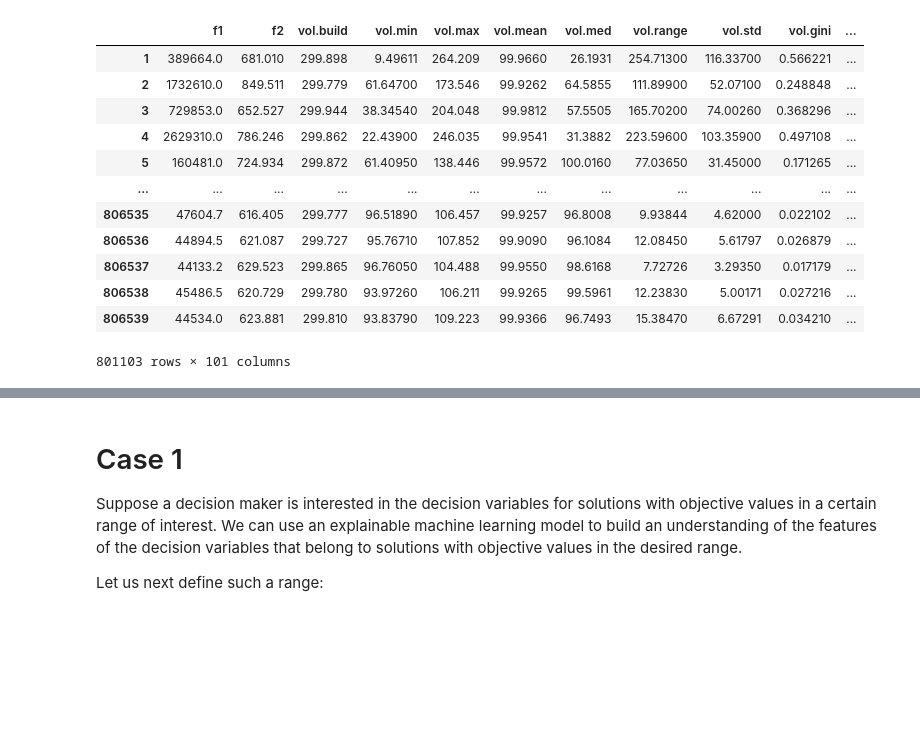
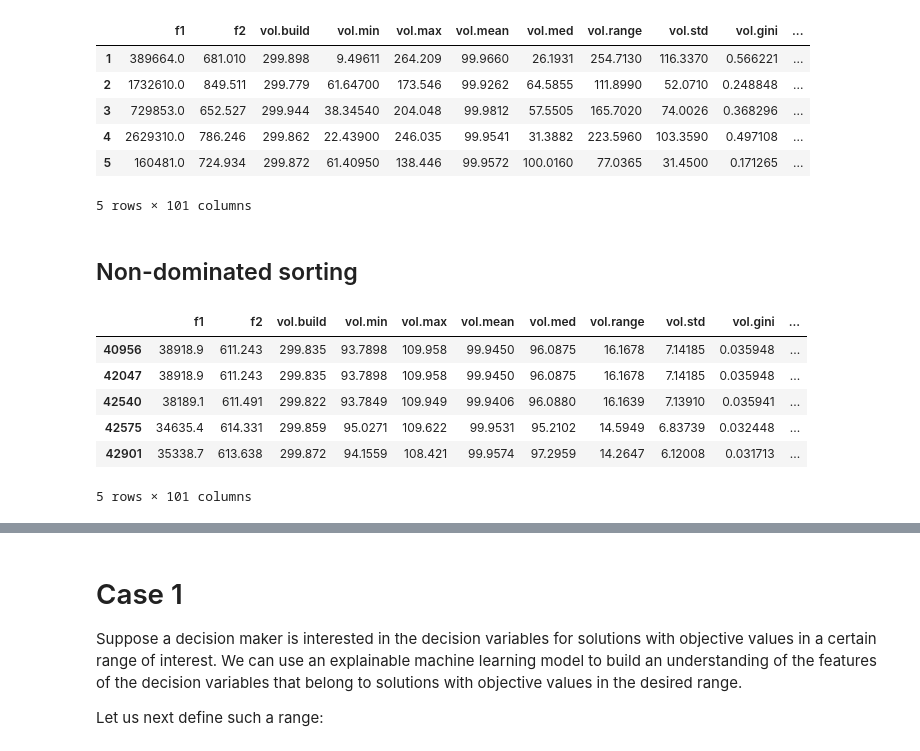
Before and after one commit to gialmisi/xaimoo-experiments, a Jupyter notebook: notebooks/building_data.ipynb, the cells around one changed output, grey strips where cells are left out. Saved outputs shown, nothing was run; the diff lists cells and outputs as text; code cells hidden in the pictures; blank space fills up the shorter version.

```diff
--- a/notebooks/building_data.ipynb
+++ b/notebooks/building_data.ipynb
@@ -4,18 +4,14 @@ import pandas as pd
 df_all = pd.read_csv("../data/BuildingDataset/all.csv")
 # %%
 df_all = df_all.dropna()
-df_all
+df_all.head()
 # %% [output]
 |  | f1 | f2 | vol.build | vol.min | vol.max | vol.mean | vol.med | vol.range | vol.std | vol.gini | ... |
-| 1 | 389664.0 | 681.010 | 299.898 | 9.49611 | 264.209 | 99.9660 | 26.1931 | 254.71300 | 116.33700 | 0.566221 | ... |
-| 2 | 1732610.0 | 849.511 | 299.779 | 61.64700 | 173.546 | 99.9262 | 64.5855 | 111.89900 | 52.07100 | 0.248848 | ... |
-| 3 | 729853.0 | 652.527 | 299.944 | 38.34540 | 204.048 | 99.9812 | 57.5505 | 165.70200 | 74.00260 | 0.368296 | ... |
-| 4 | 2629310.0 | 786.246 | 299.862 | 22.43900 | 246.035 | 99.9541 | 31.3882 | 223.59600 | 103.35900 | 0.497108 | ... |
-| 5 | 160481.0 | 724.934 | 299.872 | 61.40950 | 138.446 | 99.9572 | 100.0160 | 77.03650 | 31.45000 | 0.171265 | ... |
-| ... | ... | ... | ... | ... | ... | ... | ... | ... | ... | ... | ... |
-| 806535 | 47604.7 | 616.405 | 299.777 | 96.51890 | 106.457 | 99.9257 | 96.8008 | 9.93844 | 4.62000 | 0.022102 | ... |
-| 806536 | 44894.5 | 621.087 | 299.727 | 95.76710 | 107.852 | 99.9090 | 96.1084 | 12.08450 | 5.61797 | 0.026879 | ... |
-| 806537 | 44133.2 | 629.523 | 299.865 | 96.76050 | 104.488 | 99.9550 | 98.6168 | 7.72726 | 3.29350 | 0.017179 | ... |
-| 806538 | 45486.5 | 620.729 | 299.780 | 93.97260 | 106.211 | 99.9265 | 99.5961 | 12.23830 | 5.00171 | 0.027216 | ... |
-| 806539 | 44534.0 | 623.881 | 299.810 | 93.83790 | 109.223 | 99.9366 | 96.7493 | 15.38470 | 6.67291 | 0.034210 | ... |
+| 1 | 389664.0 | 681.010 | 299.898 | 9.49611 | 264.209 | 99.9660 | 26.1931 | 254.7130 | 116.3370 | 0.566221 | ... |
+| 2 | 1732610.0 | 849.511 | 299.779 | 61.64700 | 173.546 | 99.9262 | 64.5855 | 111.8990 | 52.0710 | 0.248848 | ... |
+| 3 | 729853.0 | 652.527 | 299.944 | 38.34540 | 204.048 | 99.9812 | 57.5505 | 165.7020 | 74.0026 | 0.368296 | ... |
+| 4 | 2629310.0 | 786.246 | 299.862 | 22.43900 | 246.035 | 99.9541 | 31.3882 | 223.5960 | 103.3590 | 0.497108 | ... |
+| 5 | 160481.0 | 724.934 | 299.872 | 61.40950 | 138.446 | 99.9572 | 100.0160 | 77.0365 | 31.4500 | 0.171265 | ... |
-801103 rows × 101 columns
+5 rows × 101 columns
+# %% [markdown]
+## Non-dominated sorting
@@ -21,0 +22,11 @@ df_all
+# %%
+df_nondom = df_all[non_dom_inds]
+df_nondom.head()
+# %% [output]
+|  | f1 | f2 | vol.build | vol.min | vol.max | vol.mean | vol.med | vol.range | vol.std | vol.gini | ... |
+| 40956 | 38918.9 | 611.243 | 299.835 | 93.7898 | 109.958 | 99.9450 | 96.0875 | 16.1678 | 7.14185 | 0.035948 | ... |
+| 42047 | 38918.9 | 611.243 | 299.835 | 93.7898 | 109.958 | 99.9450 | 96.0875 | 16.1678 | 7.14185 | 0.035948 | ... |
+| 42540 | 38189.1 | 611.491 | 299.822 | 93.7849 | 109.949 | 99.9406 | 96.0880 | 16.1639 | 7.13910 | 0.035941 | ... |
+| 42575 | 34635.4 | 614.331 | 299.859 | 95.0271 | 109.622 | 99.9531 | 95.2102 | 14.5949 | 6.83739 | 0.032448 | ... |
+| 42901 | 35338.7 | 613.638 | 299.872 | 94.1559 | 108.421 | 99.9574 | 97.2959 | 14.2647 | 6.12008 | 0.031713 | ... |
+5 rows × 101 columns
```
Also changed, not shown: parts of 15 cells of this notebook, 2 other files.
